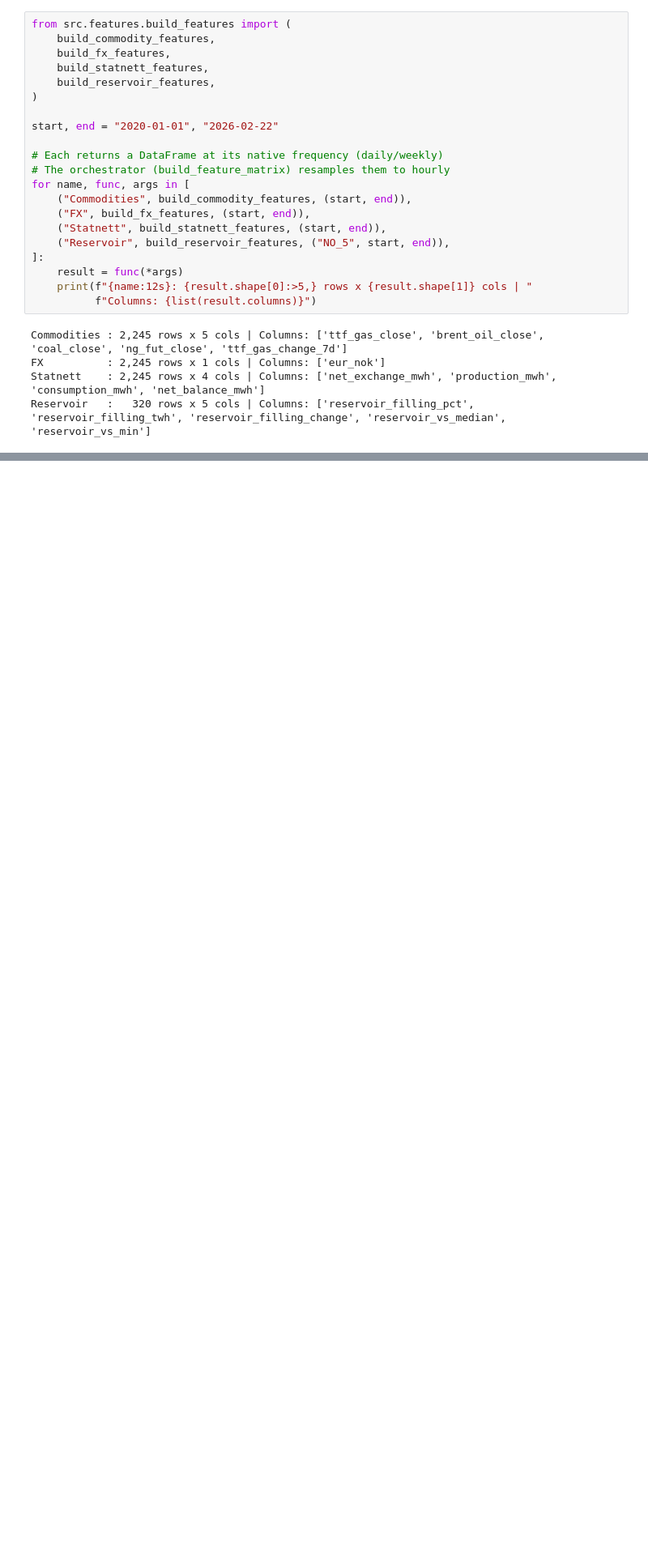
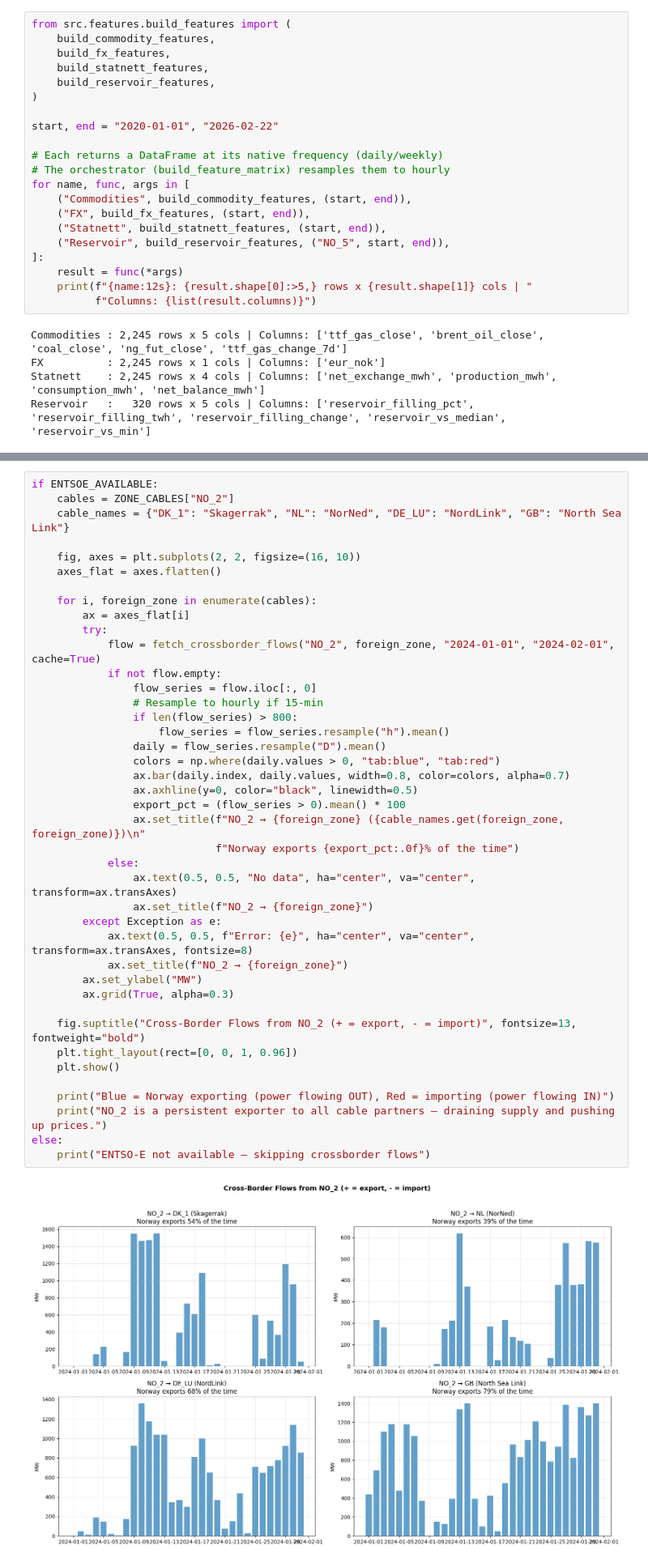
Before and after one commit to Aleksandersenmartin/electricity_forecast, a Jupyter notebook: notebooks/03_market_features.ipynb, the cells around one changed output, grey strips where cells are left out. Shown at 81% size. Saved outputs shown, nothing was run; the diff lists cells and outputs as text; blank space fills up the shorter version.

```diff
--- a/notebooks/03_market_features.ipynb
+++ b/notebooks/03_market_features.ipynb
@@ -443,0 +583,43 @@ Reservoir   :   320 rows x 5 cols | Columns: ['reservoir_filling_pct', 'reservoi
+# %%
+if ENTSOE_AVAILABLE:
+    cables = ZONE_CABLES["NO_2"]
+    cable_names = {"DK_1": "Skagerrak", "NL": "NorNed", "DE_LU": "NordLink", "GB": "North Sea Link"}
+
+    fig, axes = plt.subplots(2, 2, figsize=(16, 10))
+    axes_flat = axes.flatten()
+
+    for i, foreign_zone in enumerate(cables):
+        ax = axes_flat[i]
+        try:
+            flow = fetch_crossborder_flows("NO_2", foreign_zone, "2024-01-01", "2024-02-01", cache=True)
+            if not flow.empty:
+                flow_series = flow.iloc[:, 0]
+                # Resample to hourly if 15-min
+                if len(flow_series) > 800:
+                    flow_series = flow_series.resample("h").mean()
+                daily = flow_series.resample("D").mean()
+                colors = np.where(daily.values > 0, "tab:blue", "tab:red")
+                ax.bar(daily.index, daily.values, width=0.8, color=colors, alpha=0.7)
+                ax.axhline(y=0, color="black", linewidth=0.5)
+                export_pct = (flow_series > 0).mean() * 100
+                ax.set_title(f"NO_2 → {foreign_zone} ({cable_names.get(foreign_zone, foreign_zone)})\n"
+                             f"Norway exports {export_pct:.0f}% of the time")
+            else:
+                ax.text(0.5, 0.5, "No data", ha="center", va="center", transform=ax.transAxes)
+                ax.set_title(f"NO_2 → {foreign_zone}")
+        except Exception as e:
+            ax.text(0.5, 0.5, f"Error: {e}", ha="center", va="center", transform=ax.transAxes, fontsize=8)
+            ax.set_title(f"NO_2 → {foreign_zone}")
+        ax.set_ylabel("MW")
+        ax.grid(True, alpha=0.3)
+
+    fig.suptitle("Cross-Border Flows from NO_2 (+ = export, - = import)", fontsize=13, fontweight="bold")
+    plt.tight_layout(rect=[0, 0, 1, 0.96])
+    plt.show()
+
+    print("Blue = Norway exporting (power flowing OUT), Red = importing (power flowing IN)")
+    print("NO_2 is a persistent exporter to all cable partners — draining supply and pushing up prices.")
+else:
+    print("ENTSO-E not available — skipping crossborder flows")
+# %% [output]
+[figure, added]
```
Also changed, not shown: parts of 12 cells of this notebook, 25 other files.
